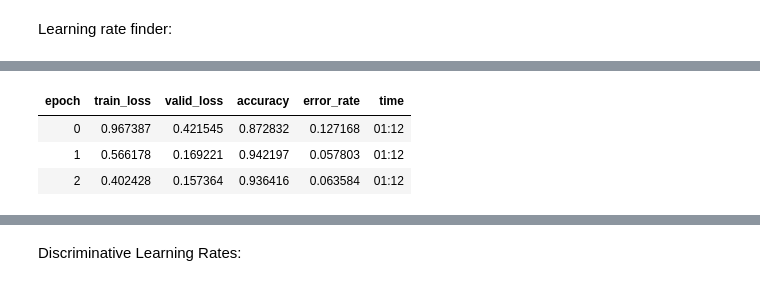
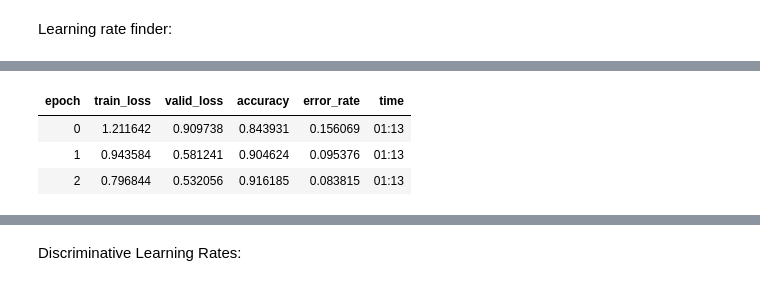
Before and after one commit to GoKarolis/-DL_training_leaves_classification, a Jupyter notebook: KG_FastAI2_0_training.ipynb, the cells around one changed output, grey strips where cells are left out. Cells and saved outputs as stored; diff of their text form; code cells hidden in the pictures.

```diff
--- a/KG_FastAI2_0_training.ipynb
+++ b/KG_FastAI2_0_training.ipynb
@@ -177,11 +172,11 @@ Minimum/10: 1.45e-02, steepest point: 1.45e-03
 # %%
-learn = cnn_learner(dls, resnet34, metrics=metrics).to_fp16()
+learn = cnn_learner(dls, resnet34, metrics=metrics, loss_func = LabelSmoothingCrossEntropy()).to_fp16()
 learn.fit_one_cycle(3, 3e-3)
 # %% [output]
 | epoch | train_loss | valid_loss | accuracy | error_rate | time |
-| 0 | 0.967387 | 0.421545 | 0.872832 | 0.127168 | 01:12 |
-| 1 | 0.566178 | 0.169221 | 0.942197 | 0.057803 | 01:12 |
-| 2 | 0.402428 | 0.157364 | 0.936416 | 0.063584 | 01:12 |
+| 0 | 1.211642 | 0.909738 | 0.843931 | 0.156069 | 01:13 |
+| 1 | 0.943584 | 0.581241 | 0.904624 | 0.095376 | 01:13 |
+| 2 | 0.796844 | 0.532056 | 0.916185 | 0.083815 | 01:13 |
 # %%
 interp.print_classification_report()
 # %% [output]
```
Also changed, not shown: parts of 13 cells of this notebook.
